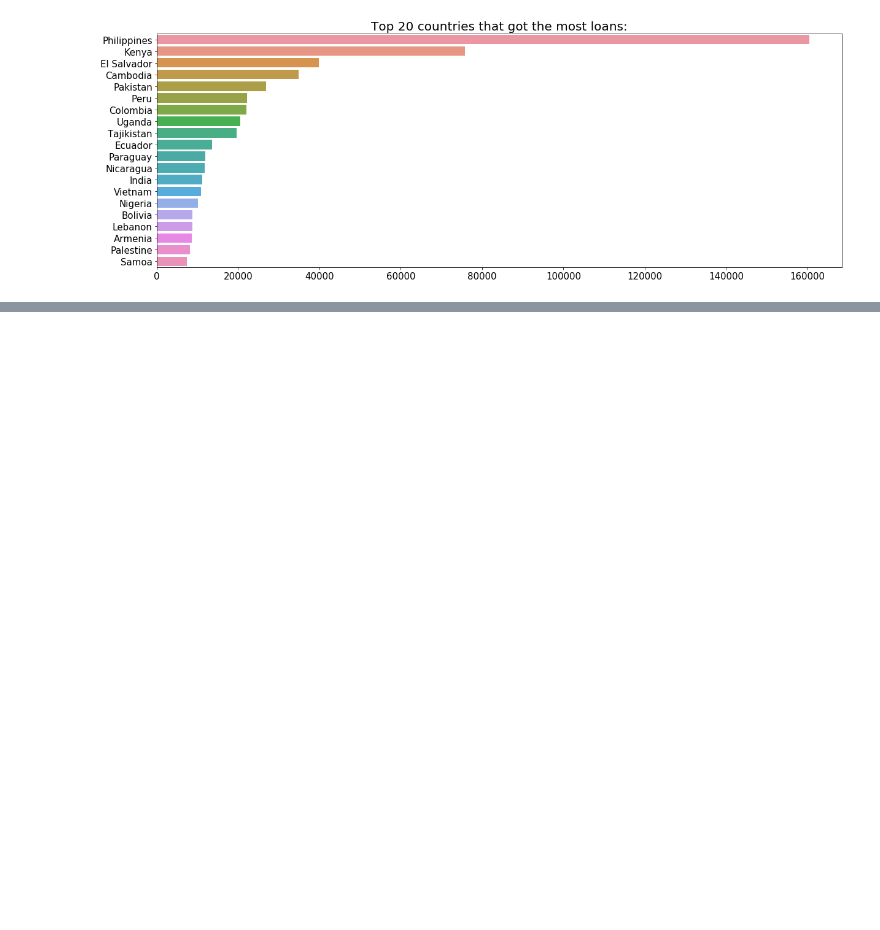
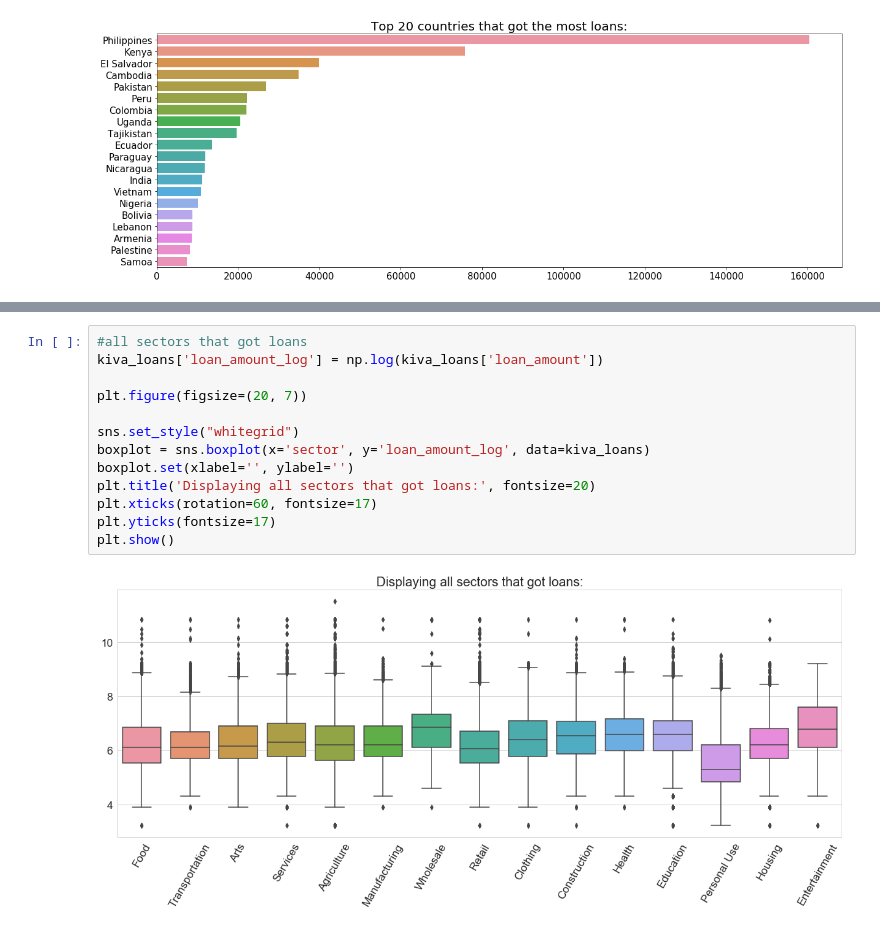
Before and after one commit to sharonmalio/python4datascience, a Jupyter notebook: Challenge.ipynb, the cells around one changed output, grey strips where cells are left out. Drawn from its saved outputs; the diff is of its cells as text; blank space fills up the shorter version.

```diff
--- a/Challenge.ipynb
+++ b/Challenge.ipynb
@@ -47,0 +86,15 @@ plt.show()
+# %%
+#all sectors that got loans
+kiva_loans['loan_amount_log'] = np.log(kiva_loans['loan_amount'])
+
+plt.figure(figsize=(20, 7))
+
+sns.set_style("whitegrid")
+boxplot = sns.boxplot(x='sector', y='loan_amount_log', data=kiva_loans)
+boxplot.set(xlabel='', ylabel='')
+plt.title('Displaying all sectors that got loans:', fontsize=20)
+plt.xticks(rotation=60, fontsize=17)
+plt.yticks(fontsize=17)
+plt.show()
+# %% [output]
+[figure, added]
```
Also changed, not shown: parts of 3 cells of this notebook, 2 other files.
